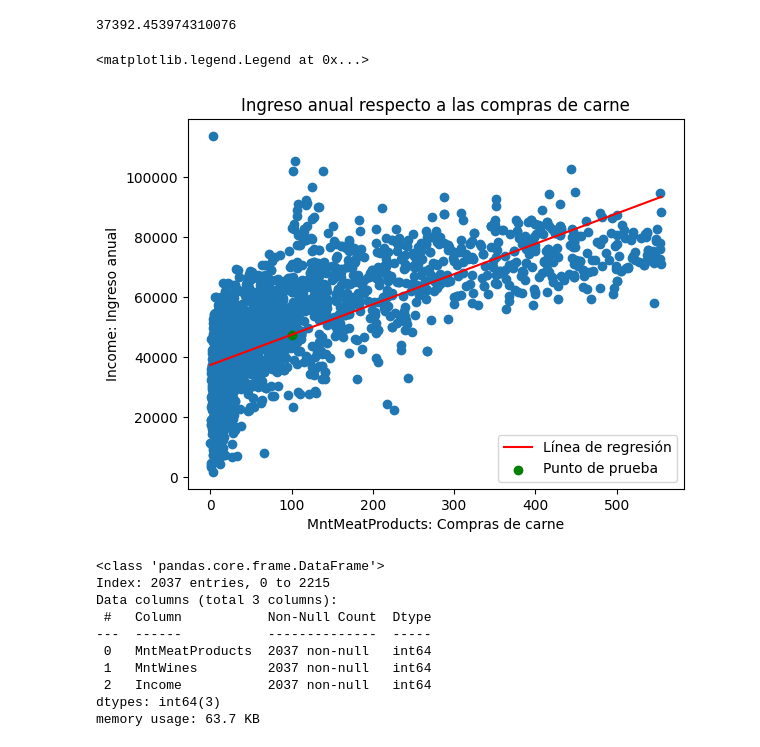
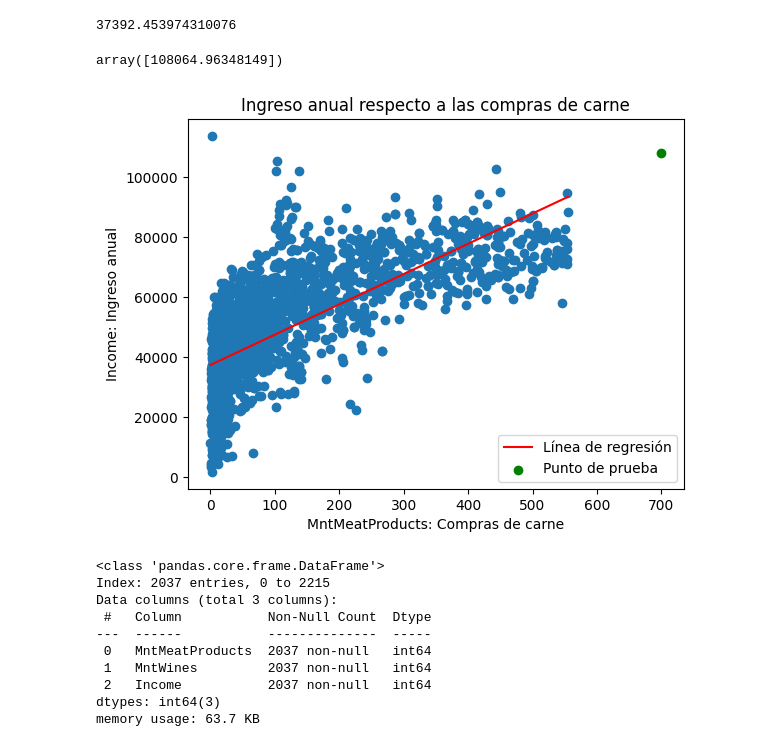
Before and after one commit to DeisyData/Fundamentos_IA, a Jupyter notebook: S6_C2_ModeloRegresion.ipynb, the cells around one changed output. Cells and saved outputs as stored; diff of their text form; code cells hidden in the pictures.

```diff
--- a/S6_C2_ModeloRegresion.ipynb
+++ b/S6_C2_ModeloRegresion.ipynb
@@ -153,22 +153,23 @@ y_range = modelo.predict(X_range)  # Predicción para la línea recta
 # %%
 x = df['MntMeatProducts']
 y = df['Income']
 plt.scatter(x,y)
 plt.title('Ingreso anual respecto a las compras de carne')
 plt.xlabel('MntMeatProducts: Compras de carne')
 plt.ylabel('Income: Ingreso anual')
 
 
 plt.plot(X_range, y_range, color='red', label='Línea de regresión')
 plt.legend()
 
-X_prueba = 100
+X_prueba = 700
 y_predicha = modelo.predict([[X_prueba]])
 plt.scatter(X_prueba, y_predicha,  color='green', label='Punto de prueba')
 plt.legend()
+y_predicha
 # %% [output]
-<matplotlib.legend.Legend at 0x...>
+array([108064.96348149])
-[figure, old version]
+[figure, new version]
 # %%
 df.info()
 # %% [output]
```
